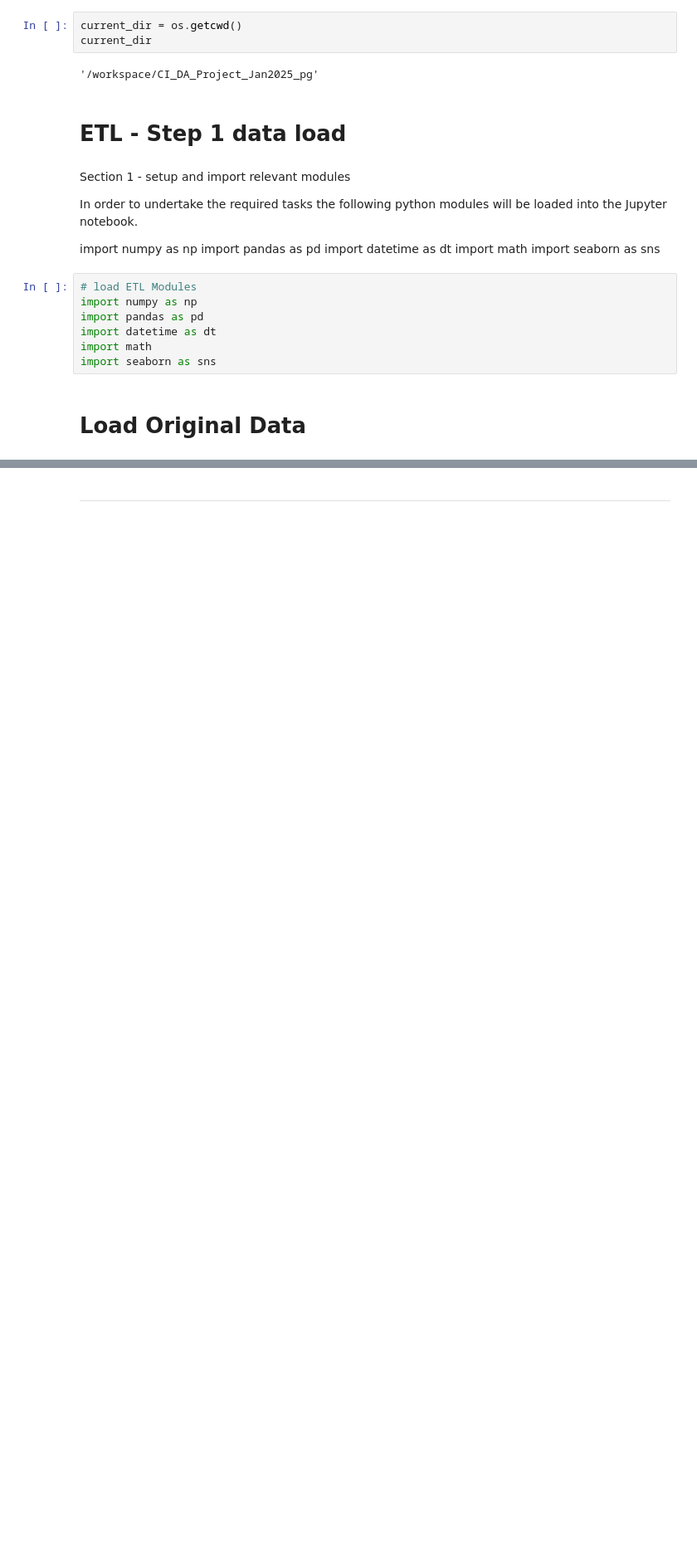
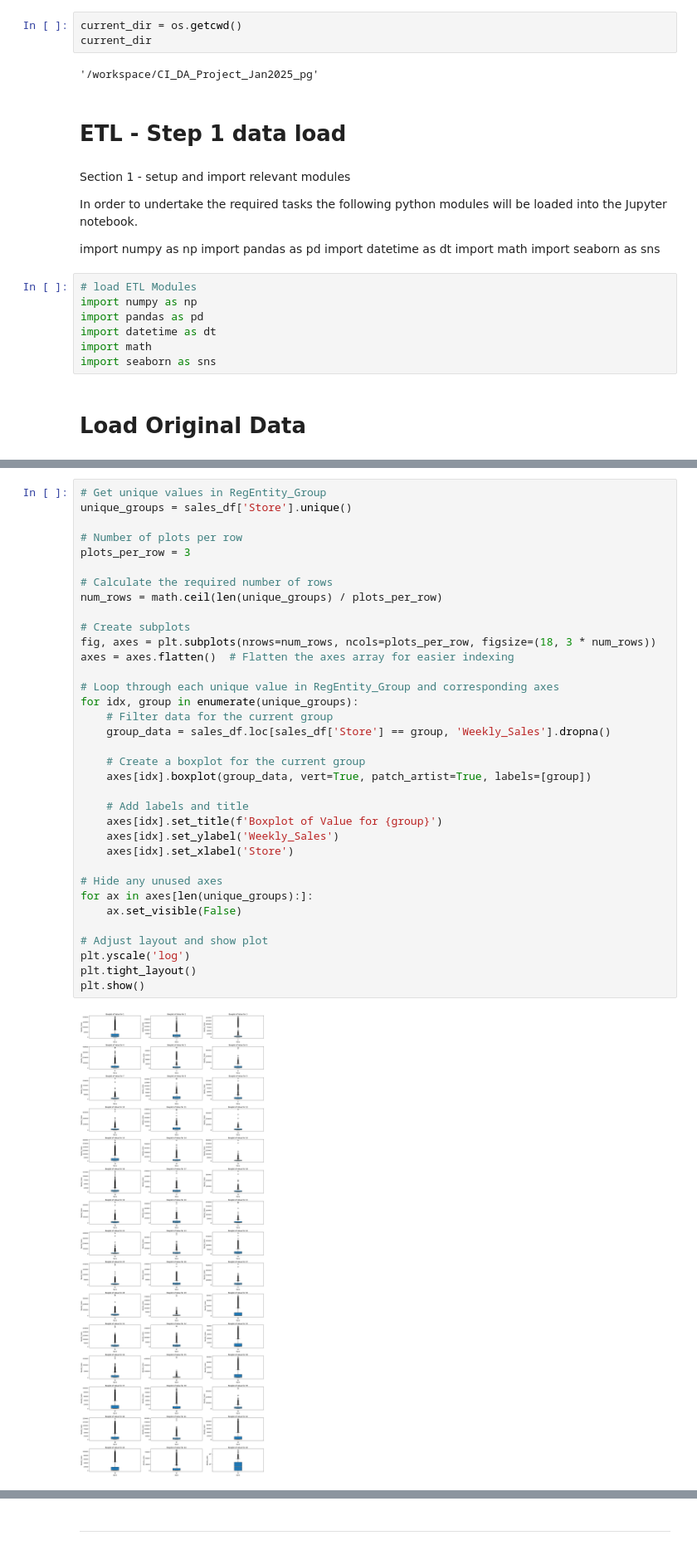
Before and after one commit to Golder-Development/CI_DA_Project_Jan2025_pg, a Jupyter notebook: jupyter_notebooks/IFa_JupyterNotebpook.ipynb, the cells around one changed output, grey strips where cells are left out. Shown at 83% size. Drawn from its saved outputs; the diff is of its cells as text; blank space fills up the shorter version.

```diff
--- a/jupyter_notebooks/IFa_JupyterNotebpook.ipynb
+++ b/jupyter_notebooks/IFa_JupyterNotebpook.ipynb
@@ -107,0 +180,37 @@ Path to dataset files: /home/gitpod/.cache/kagglehub/datasets/manjeetsingh/retai
+# %%
+# Get unique values in RegEntity_Group
+unique_groups = sales_df['Store'].unique()
+
+# Number of plots per row
+plots_per_row = 3
+
+# Calculate the required number of rows
+num_rows = math.ceil(len(unique_groups) / plots_per_row)
+
+# Create subplots
+fig, axes = plt.subplots(nrows=num_rows, ncols=plots_per_row, figsize=(18, 3 * num_rows))
+axes = axes.flatten()  # Flatten the axes array for easier indexing
+
+# Loop through each unique value in RegEntity_Group and corresponding axes
+for idx, group in enumerate(unique_groups):
+    # Filter data for the current group
+    group_data = sales_df.loc[sales_df['Store'] == group, 'Weekly_Sales'].dropna()
+
+    # Create a boxplot for the current group
+    axes[idx].boxplot(group_data, vert=True, patch_artist=True, labels=[group])
+
+    # Add labels and title
+    axes[idx].set_title(f'Boxplot of Value for {group}')
+    axes[idx].set_ylabel('Weekly_Sales')
+    axes[idx].set_xlabel('Store')
+
+# Hide any unused axes
+for ax in axes[len(unique_groups):]:
+    ax.set_visible(False)
+
+# Adjust layout and show plot
+plt.yscale('log')
+plt.tight_layout()
+plt.show()
+# %% [output]
+[figure, added]
```
Also changed, not shown: parts of 26 cells of this notebook, 3 other files.
